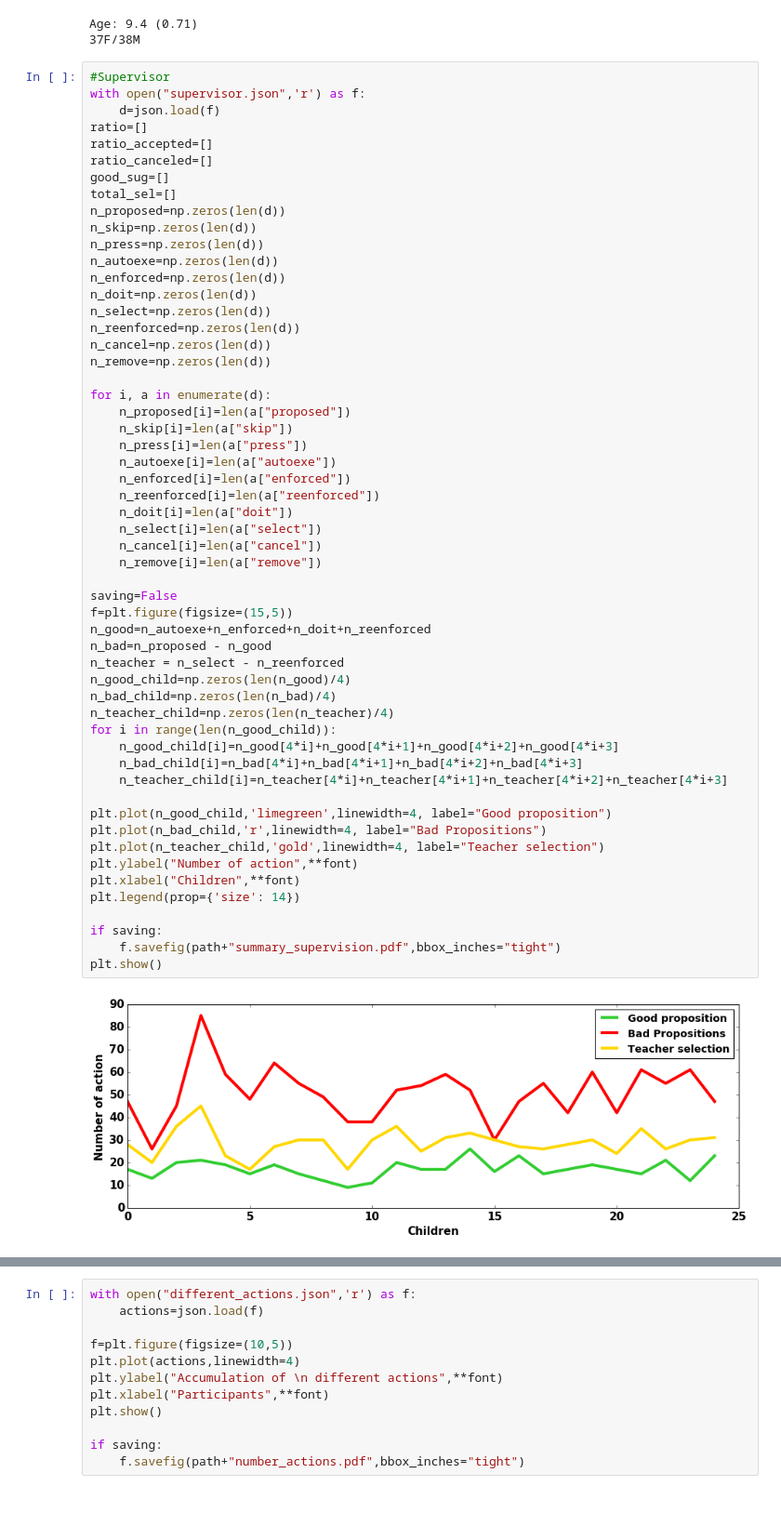
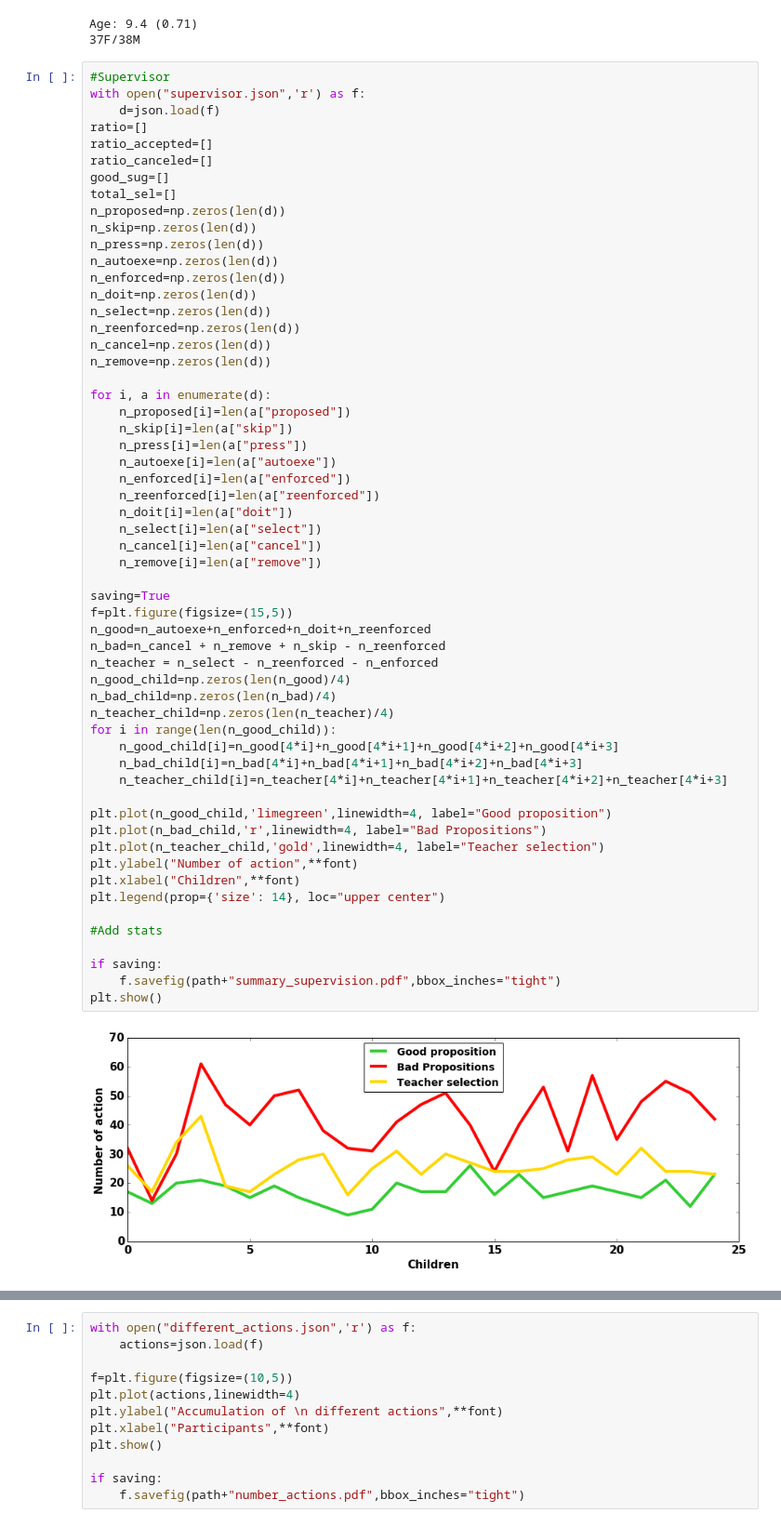
Before and after one commit to emmanuel-senft/data-foodchain, a Jupyter notebook: analyse.ipynb, the cells around one changed output, grey strips where cells are left out. Shown: that part at 93% size. Cells and saved outputs as stored; diff of their text form.

```diff
--- a/analyse.ipynb
+++ b/analyse.ipynb
@@ -144,38 +202,40 @@ for i, a in enumerate(d):
     n_skip[i]=len(a["skip"])
     n_press[i]=len(a["press"])
     n_autoexe[i]=len(a["autoexe"])
     n_enforced[i]=len(a["enforced"])
     n_reenforced[i]=len(a["reenforced"])
     n_doit[i]=len(a["doit"])
     n_select[i]=len(a["select"])
     n_cancel[i]=len(a["cancel"])
     n_remove[i]=len(a["remove"])
 
-saving=False
+saving=True
 f=plt.figure(figsize=(15,5))
 n_good=n_autoexe+n_enforced+n_doit+n_reenforced
-n_bad=n_proposed - n_good
-n_teacher = n_select - n_reenforced
+n_bad=n_cancel + n_remove + n_skip - n_reenforced
+n_teacher = n_select - n_reenforced - n_enforced
 n_good_child=np.zeros(len(n_good)/4)
 n_bad_child=np.zeros(len(n_bad)/4)
 n_teacher_child=np.zeros(len(n_teacher)/4)
 for i in range(len(n_good_child)):
     n_good_child[i]=n_good[4*i]+n_good[4*i+1]+n_good[4*i+2]+n_good[4*i+3]
     n_bad_child[i]=n_bad[4*i]+n_bad[4*i+1]+n_bad[4*i+2]+n_bad[4*i+3]
     n_teacher_child[i]=n_teacher[4*i]+n_teacher[4*i+1]+n_teacher[4*i+2]+n_teacher[4*i+3]
 
 plt.plot(n_good_child,'limegreen',linewidth=4, label="Good proposition")
 plt.plot(n_bad_child,'r',linewidth=4, label="Bad Propositions")
 plt.plot(n_teacher_child,'gold',linewidth=4, label="Teacher selection")
 plt.ylabel("Number of action",**font)
 plt.xlabel("Children",**font)
-plt.legend(prop={'size': 14})
+plt.legend(prop={'size': 14}, loc="upper center")
+
+#Add stats
 
 if saving:
     f.savefig(path+"summary_supervision.pdf",bbox_inches="tight")
 plt.show()
 # %% [output]
-[figure, old version]
+[figure, new version]
 # %%
 with open("supervised.json",'r') as f:
     json_supervised=json.load(f)
```
Also changed, not shown: parts of 6 cells of this notebook, 3 other files.
